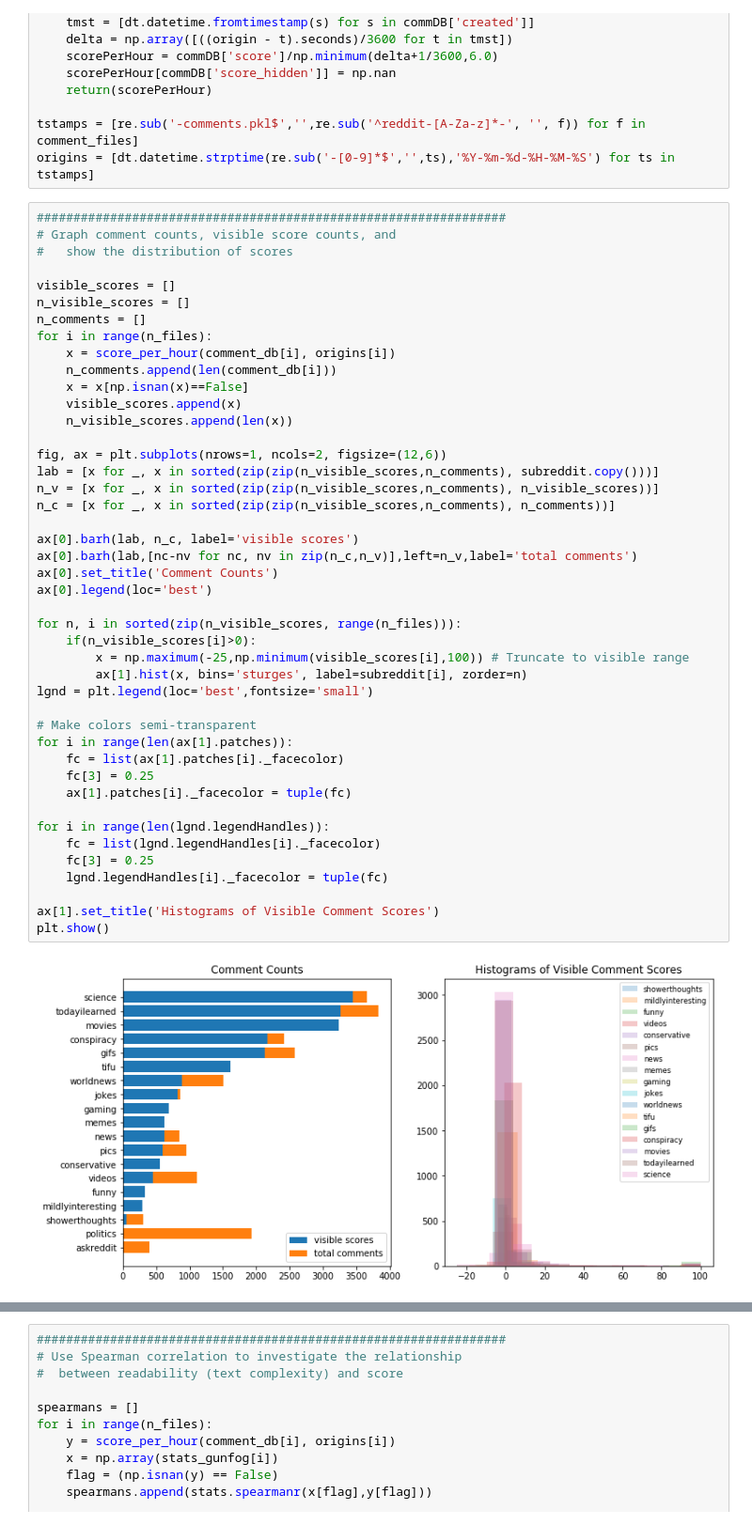
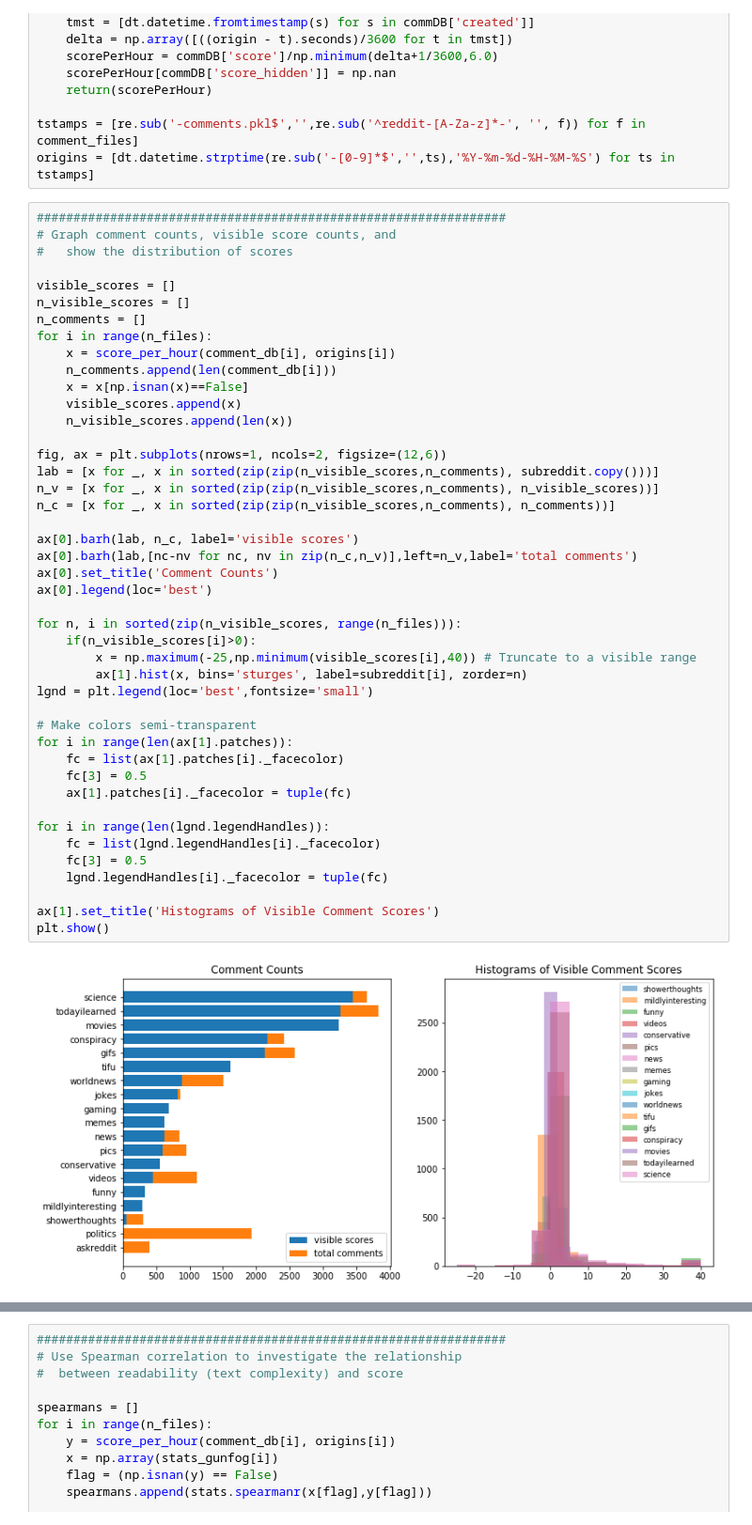
Before and after one commit to eahouseman/CommunityProjects-Misc, a Jupyter notebook: 190718-NLP-subreddits.ipynb, the cells around one changed output, grey strips where cells are left out. Shown: that part at 94% size. Cells and saved outputs as stored; diff of their text form.

```diff
--- a/190718-NLP-subreddits.ipynb
+++ b/190718-NLP-subreddits.ipynb
@@ -349,35 +347,35 @@ for i in range(n_files):
     visible_scores.append(x)
     n_visible_scores.append(len(x))
 
 fig, ax = plt.subplots(nrows=1, ncols=2, figsize=(12,6))
 lab = [x for _, x in sorted(zip(zip(n_visible_scores,n_comments), subreddit.copy()))]
 n_v = [x for _, x in sorted(zip(zip(n_visible_scores,n_comments), n_visible_scores))]
 n_c = [x for _, x in sorted(zip(zip(n_visible_scores,n_comments), n_comments))]
 
 ax[0].barh(lab, n_c, label='visible scores')
 ax[0].barh(lab,[nc-nv for nc, nv in zip(n_c,n_v)],left=n_v,label='total comments')
 ax[0].set_title('Comment Counts')
 ax[0].legend(loc='best')
 
 for n, i in sorted(zip(n_visible_scores, range(n_files))):
     if(n_visible_scores[i]>0):
-        x = np.maximum(-25,np.minimum(visible_scores[i],100)) # Truncate to visible range
+        x = np.maximum(-25,np.minimum(visible_scores[i],40)) # Truncate to a visible range
         ax[1].hist(x, bins='sturges', label=subreddit[i], zorder=n)
 lgnd = plt.legend(loc='best',fontsize='small')
 
 # Make colors semi-transparent
 for i in range(len(ax[1].patches)):
     fc = list(ax[1].patches[i]._facecolor)
-    fc[3] = 0.25
+    fc[3] = 0.5
     ax[1].patches[i]._facecolor = tuple(fc)
 
 for i in range(len(lgnd.legendHandles)):
     fc = list(lgnd.legendHandles[i]._facecolor)
-    fc[3] = 0.25
+    fc[3] = 0.5
     lgnd.legendHandles[i]._facecolor = tuple(fc)
 
 ax[1].set_title('Histograms of Visible Comment Scores')
 plt.show()
 # %% [output]
-[figure, old version]
+[figure, new version]
 # %% [markdown]
```
Also changed, not shown: parts of 12 cells of this notebook.
